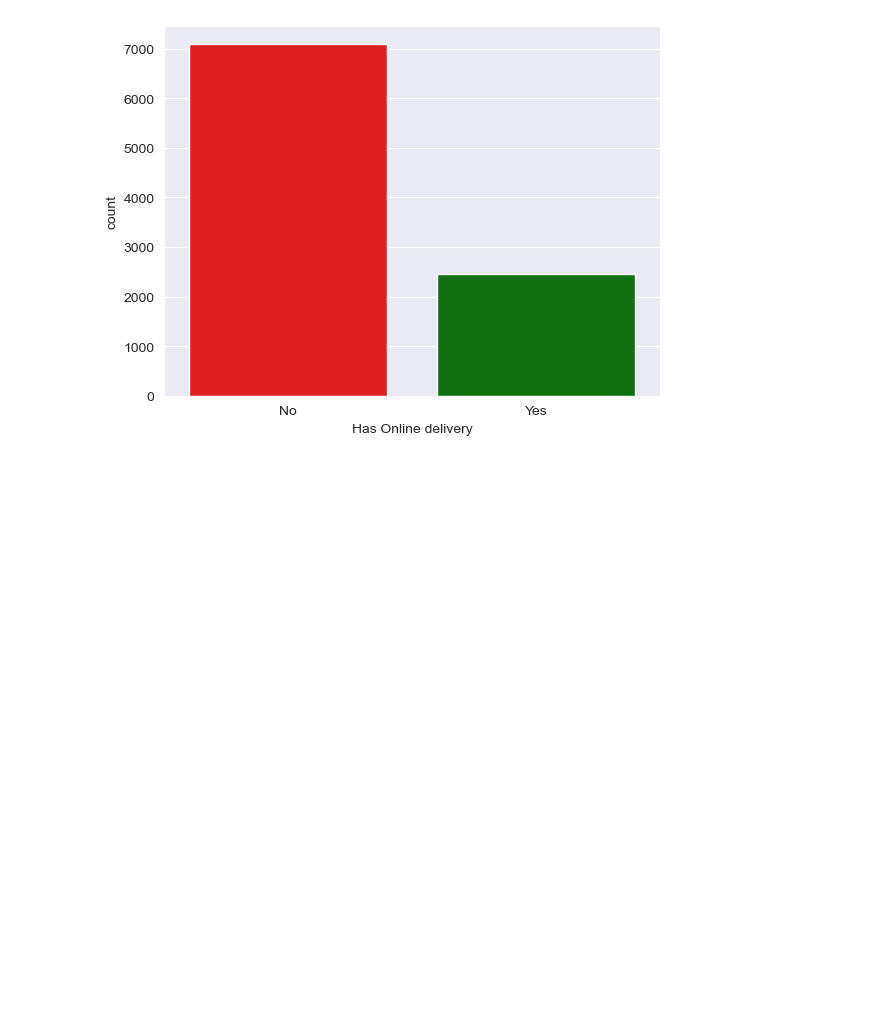
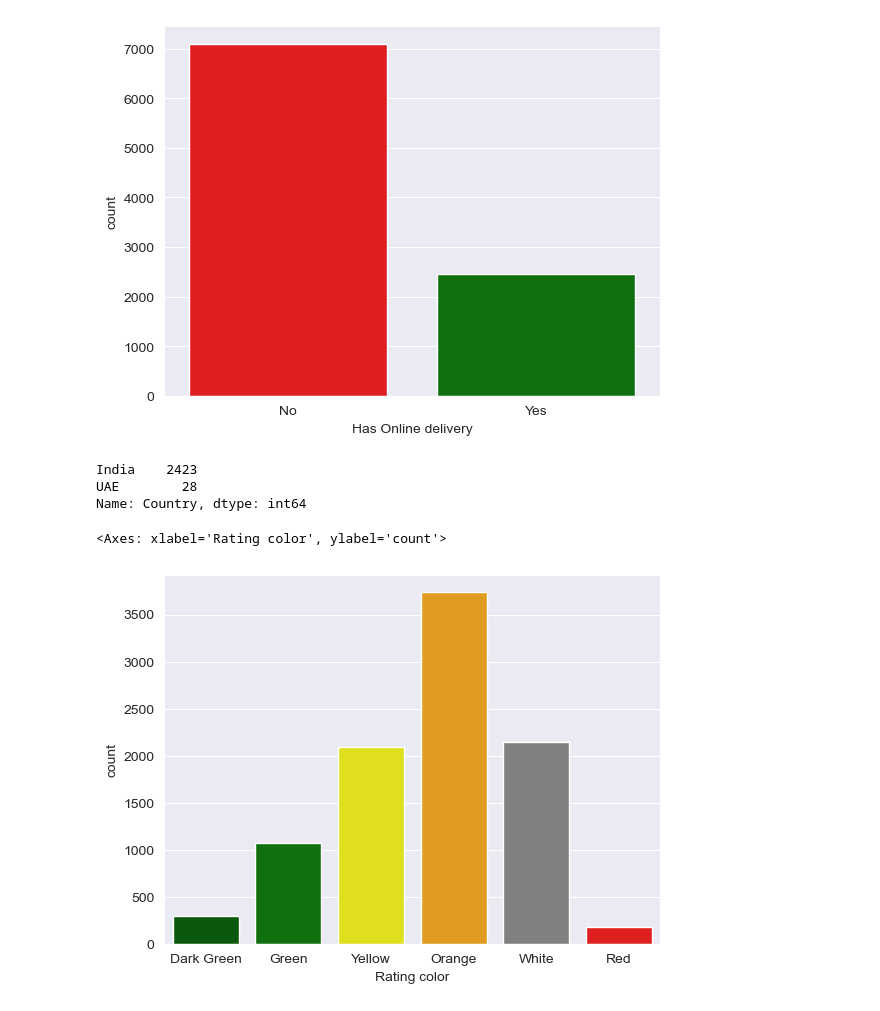
Before and after one commit to LannonTheCannon/springboard_backup, a Jupyter notebook: 11_Python Statistics in EDA/11.5_Capstone_Two_EDA/Exploratory_Data_Analysis_Zomato.ipynb, the cells around one changed output. Cells and saved outputs as stored; diff of their text form; code cells hidden in the pictures; blank space fills up the shorter version.

```diff
--- a/11_Python Statistics in EDA/11.5_Capstone_Two_EDA/Exploratory_Data_Analysis_Zomato.ipynb
+++ b/11_Python Statistics in EDA/11.5_Capstone_Two_EDA/Exploratory_Data_Analysis_Zomato.ipynb
@@ -233,3 +233,13 @@ sns.countplot(x='Has Online delivery', data=df, palette=['red','green'])
 [figure]
 # %%
 # Which countries do have online
+df[df['Has Online delivery'] == 'Yes'].Country.value_counts()
+# %% [output]
+India    2423
+UAE        28
+Name: Country, dtype: int64
+# %%
+sns.countplot(x='Rating color', data=df, palette = ['darkgreen','green','yellow','orange','grey','red'])
+# %% [output]
+<Axes: xlabel='Rating color', ylabel='count'>
+[figure, added]
```
Also changed, not shown: parts of 7 cells of this notebook.
